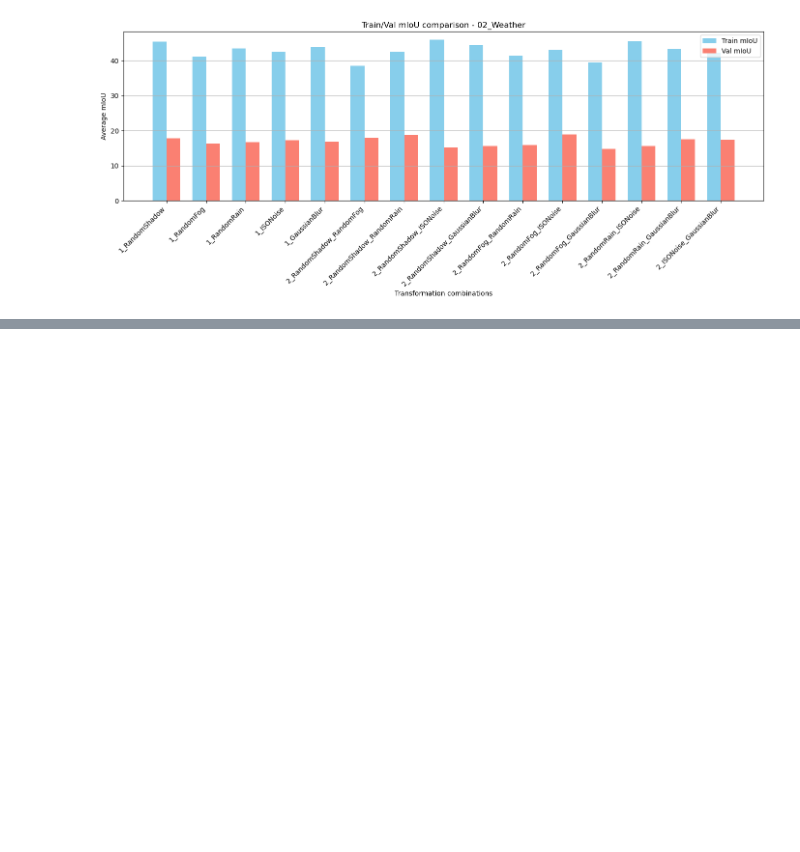
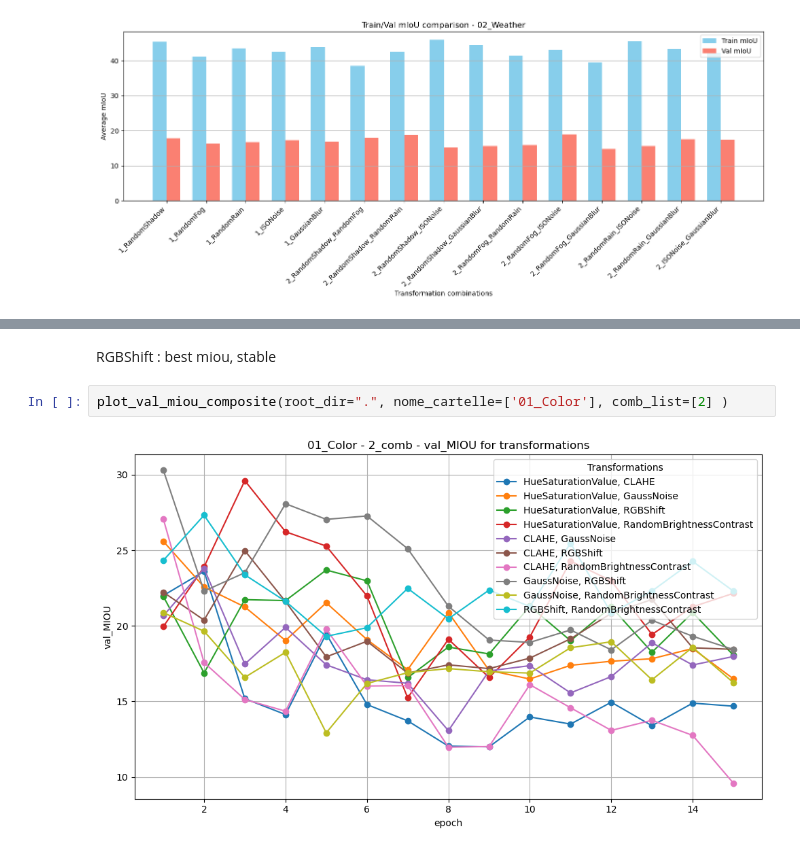
Before and after one commit to elisabettaroviera/MLDL-Project, a Jupyter notebook: 3b_comparison_augs.ipynb, the cells around one changed output, grey strips where cells are left out. Drawn from its saved outputs; the diff is of its cells as text; blank space fills up the shorter version.

```diff
--- a/3b_comparison_augs.ipynb
+++ b/3b_comparison_augs.ipynb
@@ -560,0 +580,6 @@ CATEGORY: weather, PATH: .\02_Weather
+# %% [markdown]
+RGBShift : best miou, stable
+# %%
+plot_val_miou_composite(root_dir=".", nome_cartelle=['01_Color'], comb_list=[2] )
+# %% [output]
+[figure, added]
```
Also changed, not shown: parts of 38 cells of this notebook, 1 other file.
